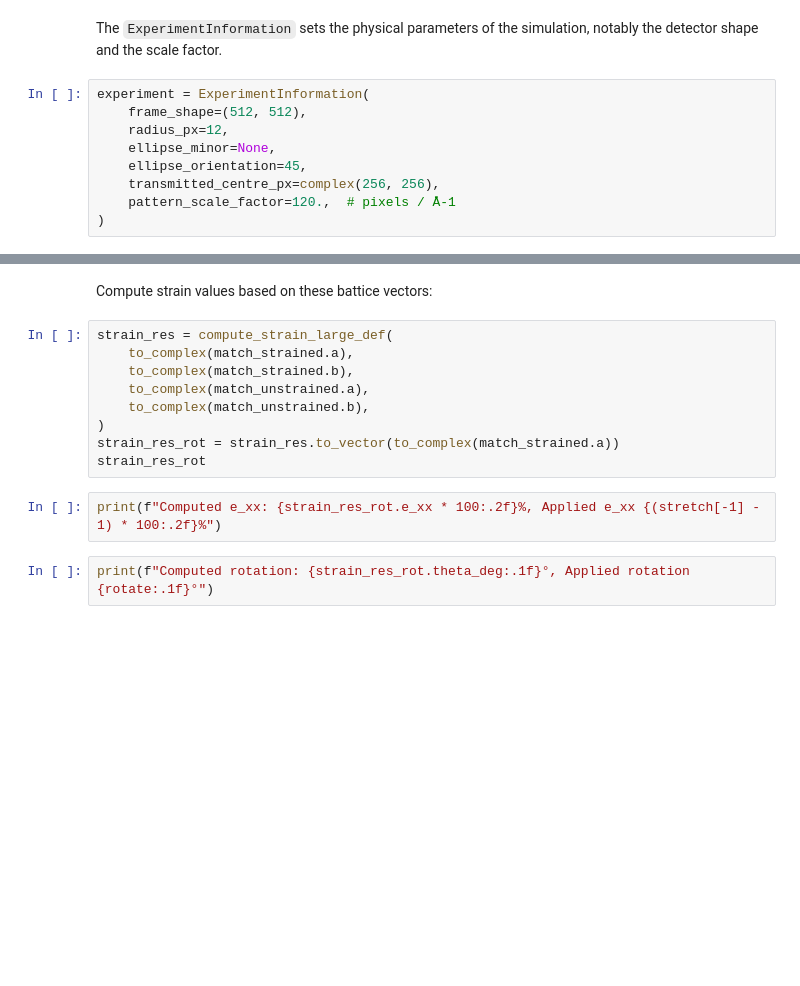
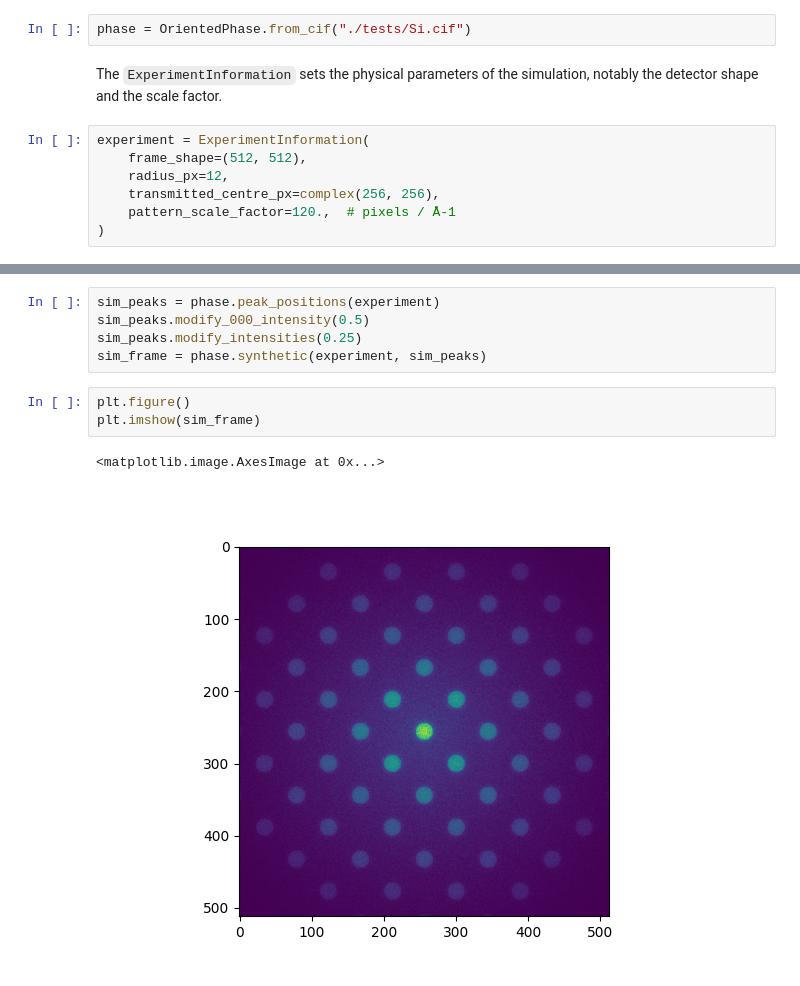
Before and after one commit to matbryan52/cbed-simulation, a Jupyter notebook: make_frame.ipynb, the cells around one changed output, grey strips where cells are left out. Drawn from its saved outputs; the diff is of its cells as text; blank space fills up the shorter version.

Commit message:
Simplify `make_frame.ipynb`

```diff
--- a/make_frame.ipynb
+++ b/make_frame.ipynb
@@ -36,11 +12,11 @@ OrientedPhase(phase=<name: Si. space group: Fd-3m. point group: m-3m. proper poi
+# %%
+phase = OrientedPhase.from_cif("./tests/Si.cif")
 # %% [markdown]
 The `ExperimentInformation` sets the physical parameters of the simulation, notably the detector shape and the scale factor.
 # %%
 experiment = ExperimentInformation(
     frame_shape=(512, 512),
     radius_px=12,
-    ellipse_minor=None,
-    ellipse_orientation=45,
     transmitted_centre_px=complex(256, 256),
     pattern_scale_factor=120.,  # pixels / Å-1
 )
@@ -257,15 +23,11 @@ match_strained.zero
-# %% [markdown]
-Compute strain values based on these battice vectors:
-# %%
-strain_res = compute_strain_large_def(
-    to_complex(match_strained.a),
-    to_complex(match_strained.b),
-    to_complex(match_unstrained.a),
-    to_complex(match_unstrained.b),
-)
-strain_res_rot = strain_res.to_vector(to_complex(match_strained.a))
-strain_res_rot
-# %%
-print(f"Computed e_xx: {strain_res_rot.e_xx * 100:.2f}%, Applied e_xx {(stretch[-1] - 1) * 100:.2f}%")
-# %%
-print(f"Computed rotation: {strain_res_rot.theta_deg:.1f}°, Applied rotation {rotate:.1f}°")
+# %%
+sim_peaks = phase.peak_positions(experiment)
+sim_peaks.modify_000_intensity(0.5)
+sim_peaks.modify_intensities(0.25)
+sim_frame = phase.synthetic(experiment, sim_peaks)
+# %%
+plt.figure()
+plt.imshow(sim_frame)
+# %% [output]
+<matplotlib.image.AxesImage at 0x...>
+[figure, added]
```
Also changed, not shown: parts of 43 cells of this notebook, 1 other file.
